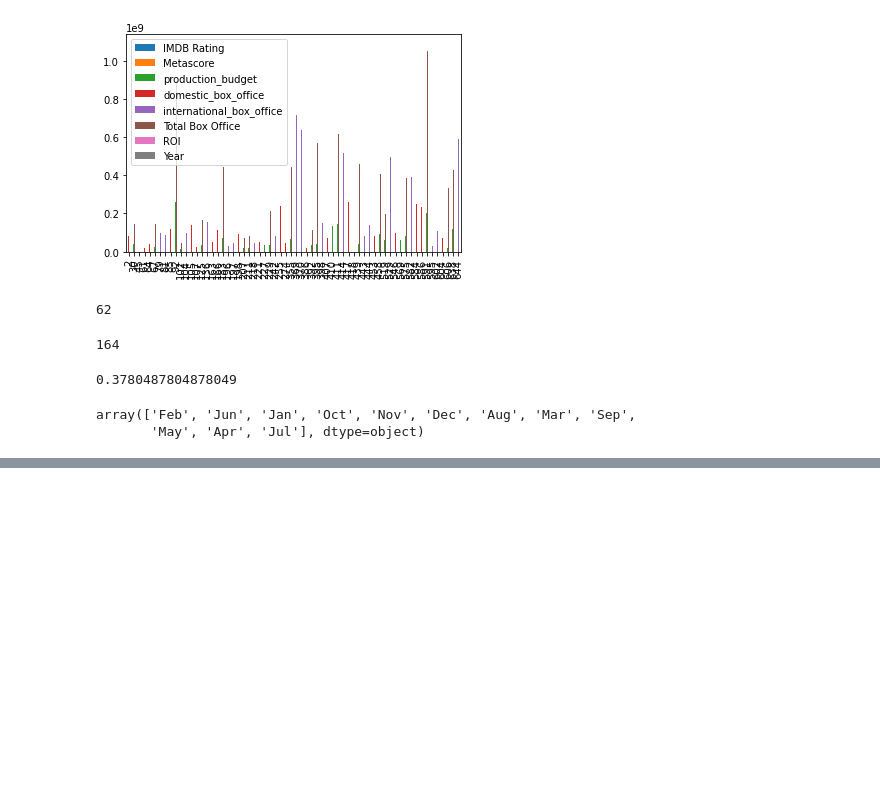
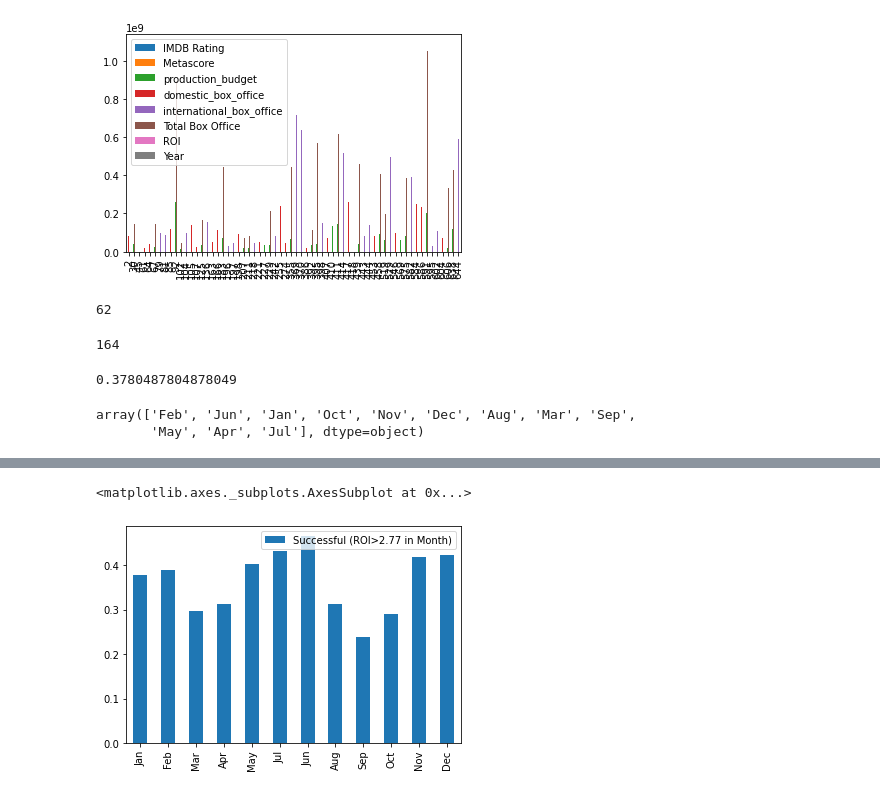
Before and after one commit to cspence001/Boxoffice_Project, a Jupyter notebook: ROI success tests per month.ipynb, the cells around one changed output, grey strips where cells are left out. Drawn from its saved outputs; the diff is of its cells as text; code cells hidden in the pictures; blank space fills up the shorter version.

```diff
--- a/ROI success tests per month.ipynb
+++ b/ROI success tests per month.ipynb
@@ -204 +206,7 @@ chartdf.plot.bar(x=None, y=1)
+# %%
+#2.77 ROI chart
+chartsf.plot.bar(x=None, y=1)
+# %% [output]
+<matplotlib.axes._subplots.AxesSubplot at 0x...>
+[figure, added]
 # %%
```
Also changed, not shown: parts of 10 cells of this notebook.
